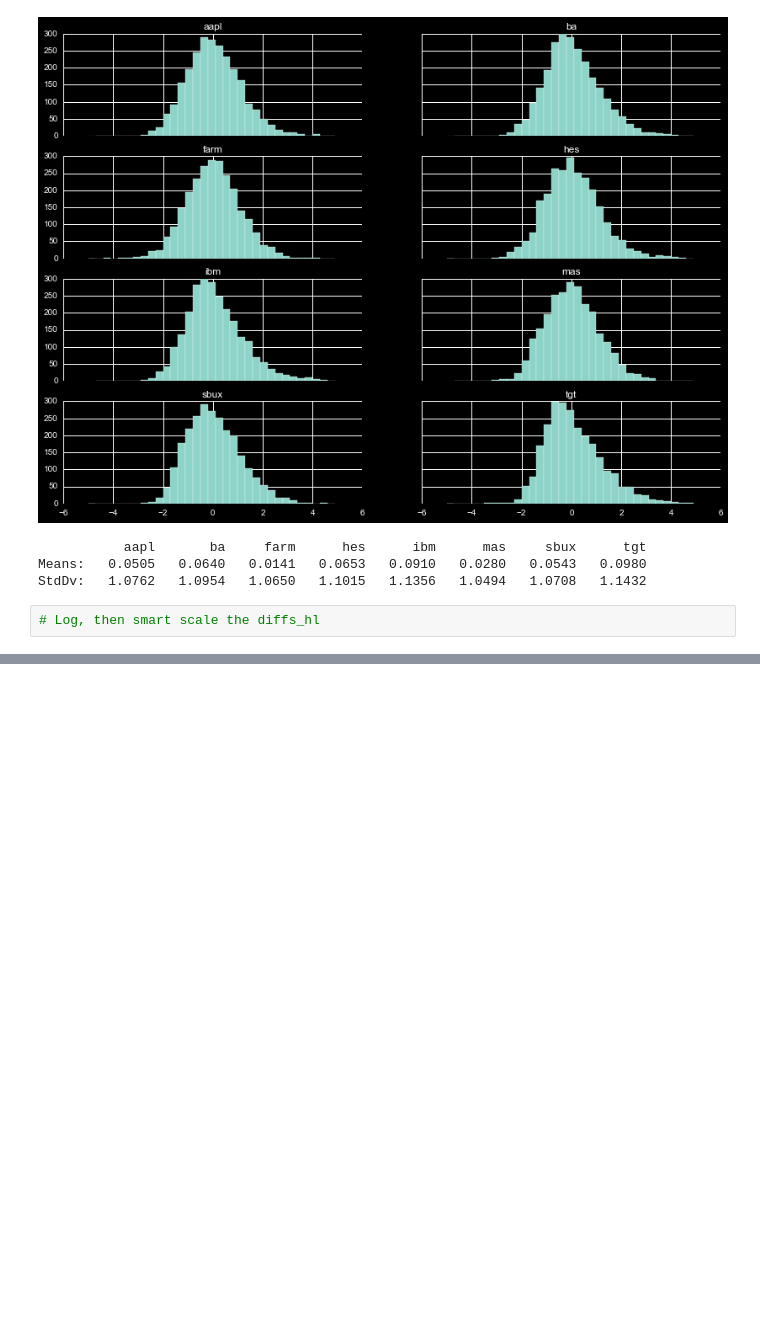
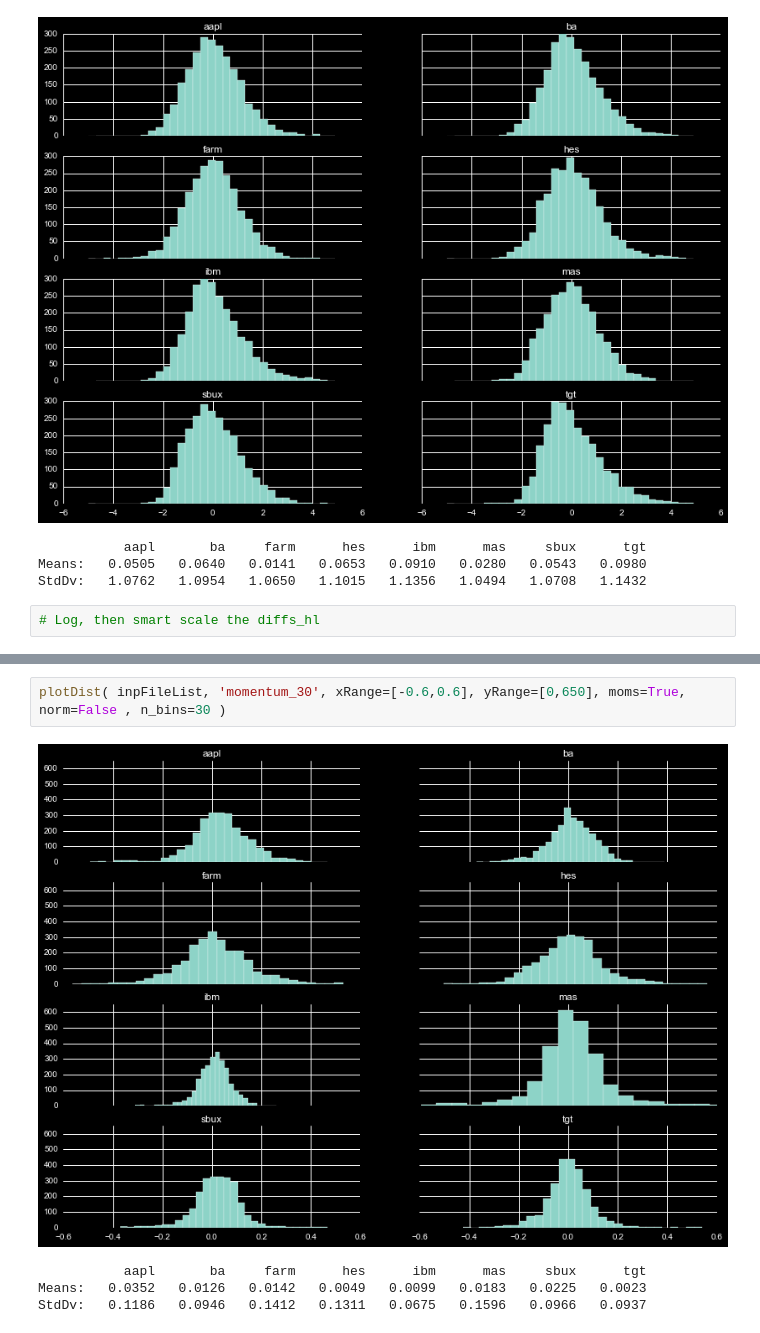
Before and after one commit to markertsean/python_trader, a Jupyter notebook: Feature_Selector.ipynb, the cells around one changed output, grey strips where cells are left out. Cells and saved outputs as stored; diff of their text form; blank space fills up the shorter version.

```diff
--- a/Feature_Selector.ipynb
+++ b/Feature_Selector.ipynb
@@ -119,0 +136,7 @@ StdDv:   1.0762   1.0954   1.0650   1.1015   1.1356   1.0494   1.0708   1.1432
+# %%
+plotDist( inpFileList, 'momentum_30', xRange=[-0.6,0.6], yRange=[0,650], moms=True, norm=False , n_bins=30 )
+# %% [output]
+[figure, added]
+           aapl       ba     farm      hes      ibm      mas     sbux      tgt
+Means:   0.0352   0.0126   0.0142   0.0049   0.0099   0.0183   0.0225   0.0023
+StdDv:   0.1186   0.0946   0.1412   0.1311   0.0675   0.1596   0.0966   0.0937
```
Also changed, not shown: parts of 17 cells of this notebook, 1 other file.
